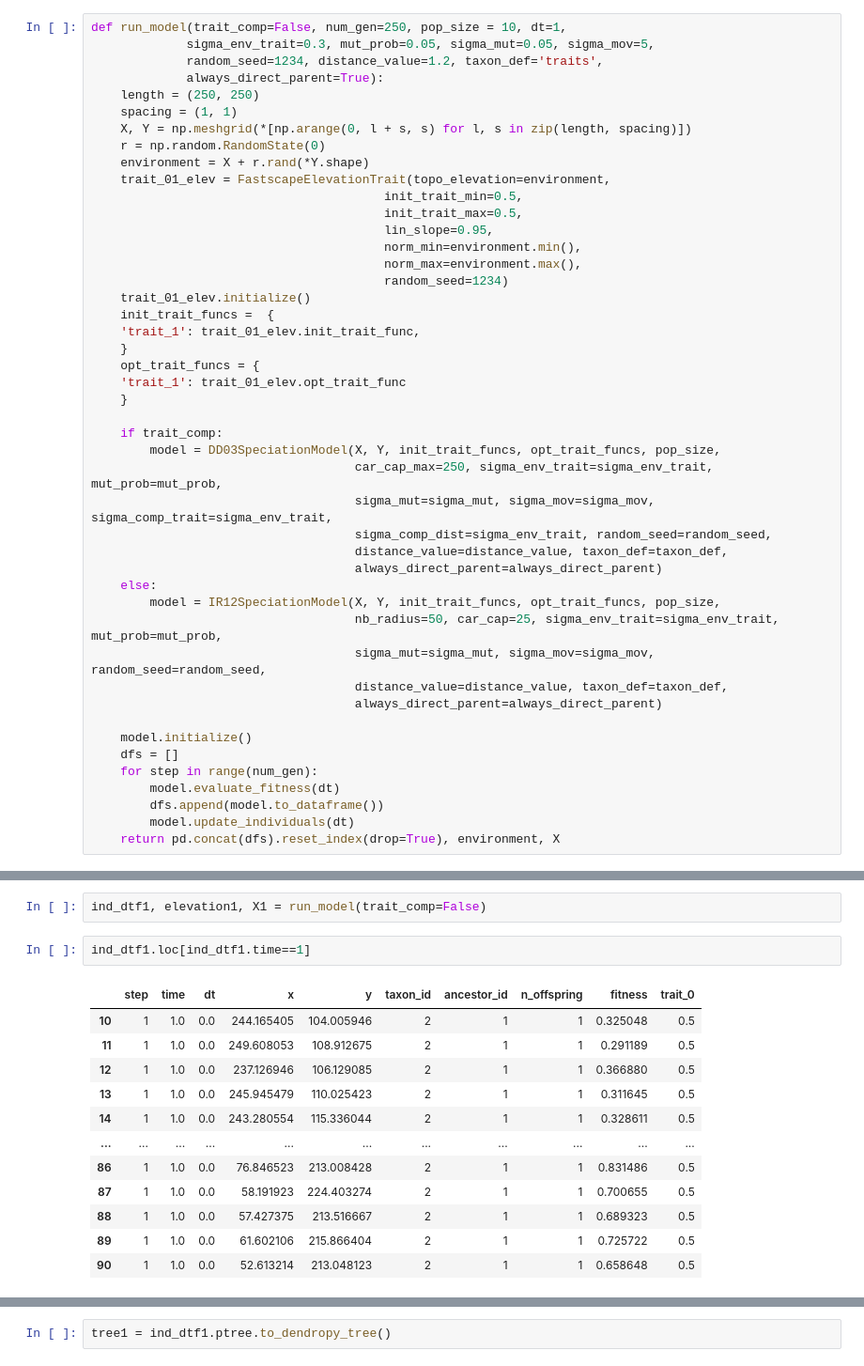
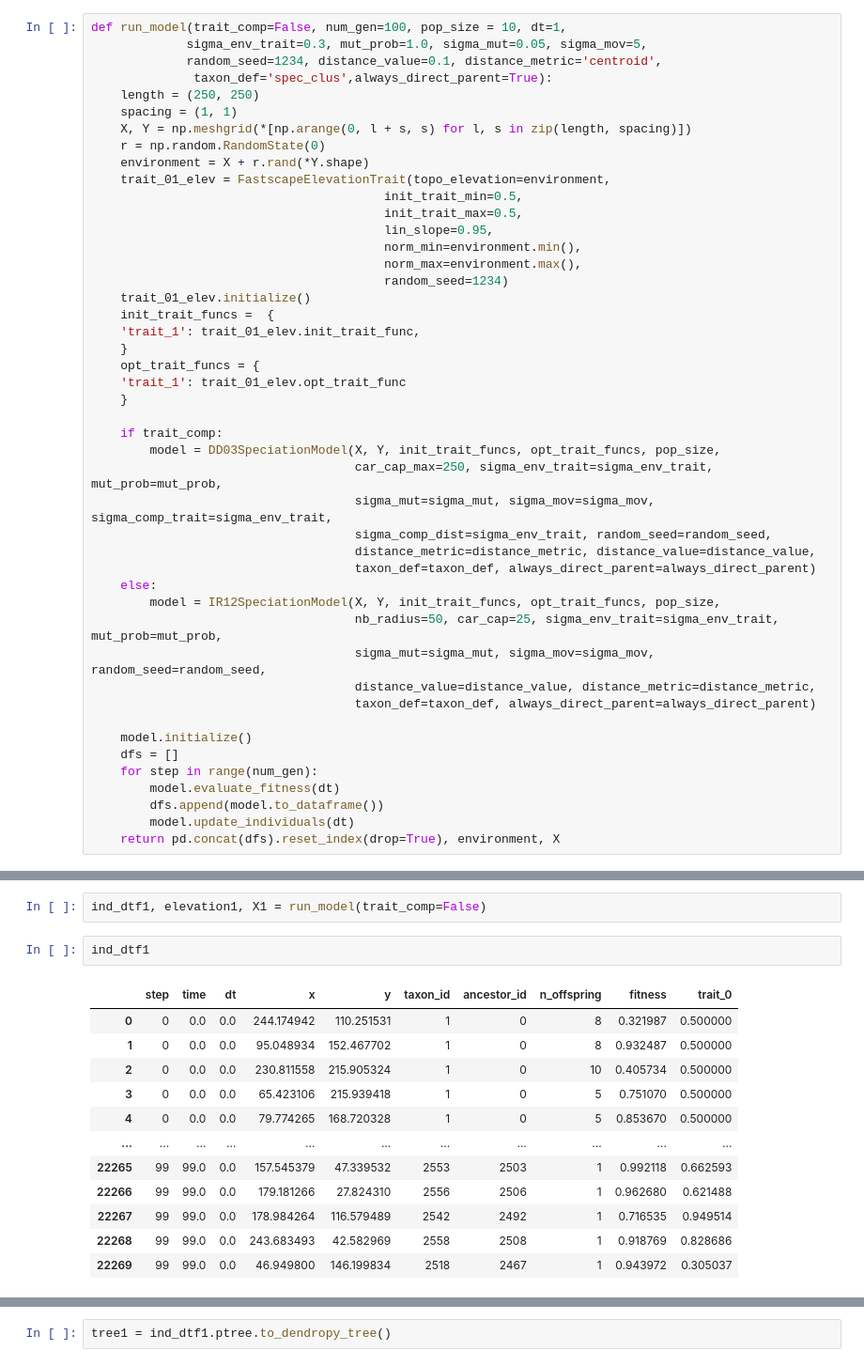
Before and after one commit to fastscape-lem/adascape, a Jupyter notebook: notebooks/Taxon_lineage.ipynb, the cells around one changed output, grey strips where cells are left out. Shown: that part at 94% size. Saved outputs shown, nothing was run; the diff lists cells and outputs as text.

```diff
--- a/notebooks/Taxon_lineage.ipynb
+++ b/notebooks/Taxon_lineage.ipynb
@@ -19,10 +20,10 @@ from adascape.fastscape_ext import FastscapeElevationTrait
 # %% [markdown]
 ## Functions to compute and visualize speciation model
 # %%
-def run_model(trait_comp=False, num_gen=250, pop_size = 10, dt=1,
-             sigma_env_trait=0.3, mut_prob=0.05, sigma_mut=0.05, sigma_mov=5,
-             random_seed=1234, distance_value=1.2, taxon_def='traits',
-             always_direct_parent=True):
+def run_model(trait_comp=False, num_gen=100, pop_size = 10, dt=1,
+             sigma_env_trait=0.3, mut_prob=1.0, sigma_mut=0.05, sigma_mov=5,
+             random_seed=1234, distance_value=0.1, distance_metric='centroid',
+              taxon_def='spec_clus',always_direct_parent=True):
     length = (250, 250)
     spacing = (1, 1)
     X, Y = np.meshgrid(*[np.arange(0, l + s, s) for l, s in zip(length, spacing)])
@@ -48,14 +49,14 @@ def run_model(trait_comp=False, num_gen=250, pop_size = 10, dt=1,
                                     car_cap_max=250, sigma_env_trait=sigma_env_trait, mut_prob=mut_prob,
                                     sigma_mut=sigma_mut, sigma_mov=sigma_mov, sigma_comp_trait=sigma_env_trait,
                                     sigma_comp_dist=sigma_env_trait, random_seed=random_seed,
-                                    distance_value=distance_value, taxon_def=taxon_def,
-                                    always_direct_parent=always_direct_parent)
+                                    distance_metric=distance_metric, distance_value=distance_value,
+                                    taxon_def=taxon_def, always_direct_parent=always_direct_parent)
     else:
         model = IR12SpeciationModel(X, Y, init_trait_funcs, opt_trait_funcs, pop_size,
                                     nb_radius=50, car_cap=25, sigma_env_trait=sigma_env_trait, mut_prob=mut_prob,
                                     sigma_mut=sigma_mut, sigma_mov=sigma_mov, random_seed=random_seed,
-                                    distance_value=distance_value, taxon_def=taxon_def,
-                                    always_direct_parent=always_direct_parent)
+                                    distance_value=distance_value, distance_metric=distance_metric,
+                                    taxon_def=taxon_def, always_direct_parent=always_direct_parent)
 
     model.initialize()
     dfs = []
@@ -158,17 +159,17 @@ def toytree_plot(tree, ind_dtf):
 # %%
 ind_dtf1, elevation1, X1 = run_model(trait_comp=False)
 # %%
-ind_dtf1.loc[ind_dtf1.time==1]
+ind_dtf1
 # %% [output]
 |  | step | time | dt | x | y | taxon_id | ancestor_id | n_offspring | fitness | trait_0 |
-| 10 | 1 | 1.0 | 0.0 | 244.165405 | 104.005946 | 2 | 1 | 1 | 0.325048 | 0.5 |
-| 11 | 1 | 1.0 | 0.0 | 249.608053 | 108.912675 | 2 | 1 | 1 | 0.291189 | 0.5 |
-| 12 | 1 | 1.0 | 0.0 | 237.126946 | 106.129085 | 2 | 1 | 1 | 0.366880 | 0.5 |
-| 13 | 1 | 1.0 | 0.0 | 245.945479 | 110.025423 | 2 | 1 | 1 | 0.311645 | 0.5 |
-| 14 | 1 | 1.0 | 0.0 | 243.280554 | 115.336044 | 2 | 1 | 1 | 0.328611 | 0.5 |
+| 0 | 0 | 0.0 | 0.0 | 244.174942 | 110.251531 | 1 | 0 | 8 | 0.321987 | 0.500000 |
+| 1 | 0 | 0.0 | 0.0 | 95.048934 | 152.467702 | 1 | 0 | 8 | 0.932487 | 0.500000 |
+| 2 | 0 | 0.0 | 0.0 | 230.811558 | 215.905324 | 1 | 0 | 10 | 0.405734 | 0.500000 |
+| 3 | 0 | 0.0 | 0.0 | 65.423106 | 215.939418 | 1 | 0 | 5 | 0.751070 | 0.500000 |
+| 4 | 0 | 0.0 | 0.0 | 79.774265 | 168.720328 | 1 | 0 | 5 | 0.853670 | 0.500000 |
 | ... | ... | ... | ... | ... | ... | ... | ... | ... | ... | ... |
-| 86 | 1 | 1.0 | 0.0 | 76.846523 | 213.008428 | 2 | 1 | 1 | 0.831486 | 0.5 |
-| 87 | 1 | 1.0 | 0.0 | 58.191923 | 224.403274 | 2 | 1 | 1 | 0.700655 | 0.5 |
-| 88 | 1 | 1.0 | 0.0 | 57.427375 | 213.516667 | 2 | 1 | 1 | 0.689323 | 0.5 |
-| 89 | 1 | 1.0 | 0.0 | 61.602106 | 215.866404 | 2 | 1 | 1 | 0.725722 | 0.5 |
-| 90 | 1 | 1.0 | 0.0 | 52.613214 | 213.048123 | 2 | 1 | 1 | 0.658648 | 0.5 |
+| 22265 | 99 | 99.0 | 0.0 | 157.545379 | 47.339532 | 2553 | 2503 | 1 | 0.992118 | 0.662593 |
+| 22266 | 99 | 99.0 | 0.0 | 179.181266 | 27.824310 | 2556 | 2506 | 1 | 0.962680 | 0.621488 |
+| 22267 | 99 | 99.0 | 0.0 | 178.984264 | 116.579489 | 2542 | 2492 | 1 | 0.716535 | 0.949514 |
+| 22268 | 99 | 99.0 | 0.0 | 243.683493 | 42.582969 | 2558 | 2508 | 1 | 0.918769 | 0.828686 |
+| 22269 | 99 | 99.0 | 0.0 | 46.949800 | 146.199834 | 2518 | 2467 | 1 | 0.943972 | 0.305037 |
```
Also changed, not shown: parts of 12 cells of this notebook, 2 other files.
